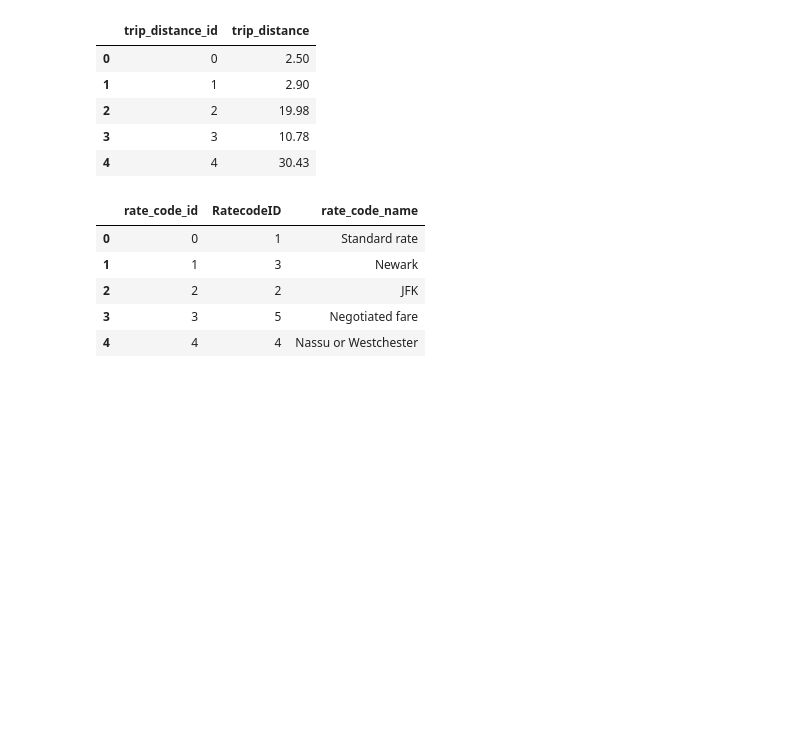
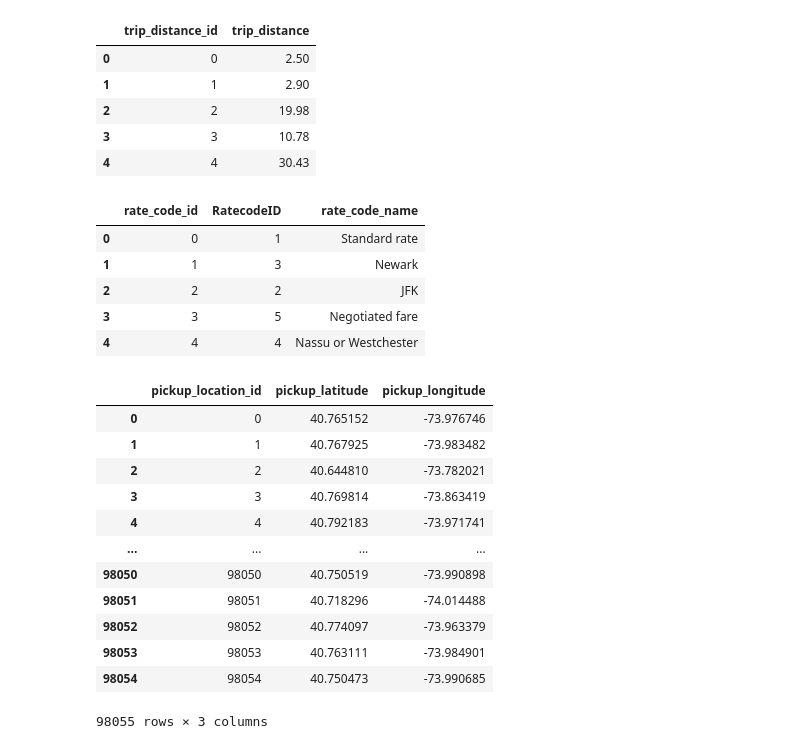
Before and after one commit to yashvisharma1204/Uber_rides-data_analysis, a Jupyter notebook: data.ipynb, the cells around one changed output. Drawn from its saved outputs; the diff is of its cells as text; code cells hidden in the pictures; blank space fills up the shorter version.

```diff
--- a/data.ipynb
+++ b/data.ipynb
@@ -165,3 +165,24 @@ rate_code_dim.head()
 | 2 | 2 | 2 | JFK |
 | 3 | 3 | 5 | Negotiated fare |
 | 4 | 4 | 4 | Nassu or Westchester |
+# %%
+pickup_location_dim = df[['pickup_longitude','pickup_latitude']].drop_duplicates().reset_index(drop=True)
+# %%
+pickup_location_dim['pickup_location_id']=pickup_location_dim.index
+pickup_location_dim= pickup_location_dim[['pickup_location_id','pickup_latitude','pickup_longitude']]
+# %%
+pickup_location_dim
+# %% [output]
+|  | pickup_location_id | pickup_latitude | pickup_longitude |
+| 0 | 0 | 40.765152 | -73.976746 |
+| 1 | 1 | 40.767925 | -73.983482 |
+| 2 | 2 | 40.644810 | -73.782021 |
+| 3 | 3 | 40.769814 | -73.863419 |
+| 4 | 4 | 40.792183 | -73.971741 |
+| ... | ... | ... | ... |
+| 98050 | 98050 | 40.750519 | -73.990898 |
+| 98051 | 98051 | 40.718296 | -74.014488 |
+| 98052 | 98052 | 40.774097 | -73.963379 |
+| 98053 | 98053 | 40.763111 | -73.984901 |
+| 98054 | 98054 | 40.750473 | -73.990685 |
+98055 rows × 3 columns
```
Also changed, not shown: parts of 6 cells of this notebook.
